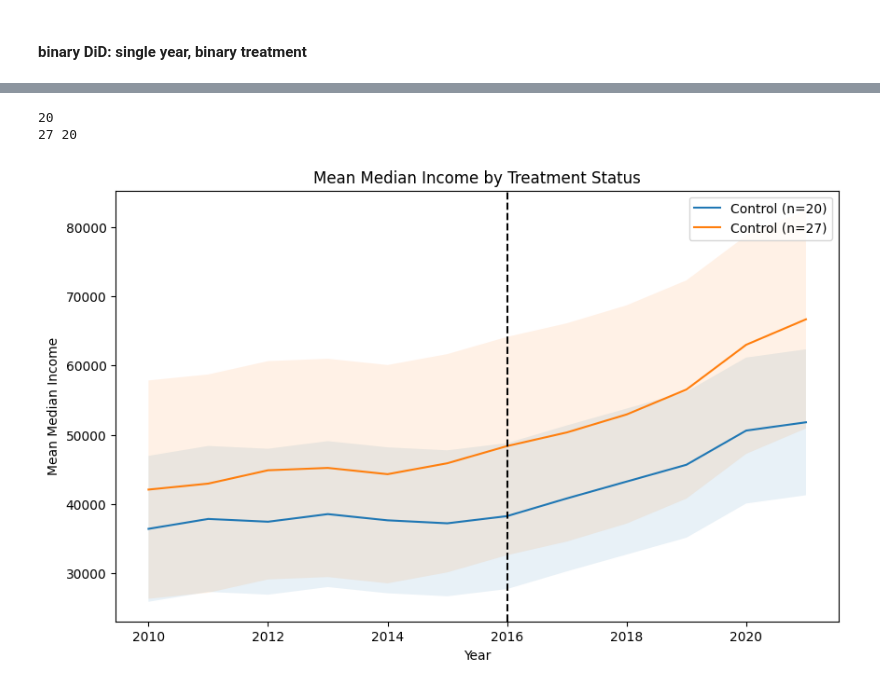
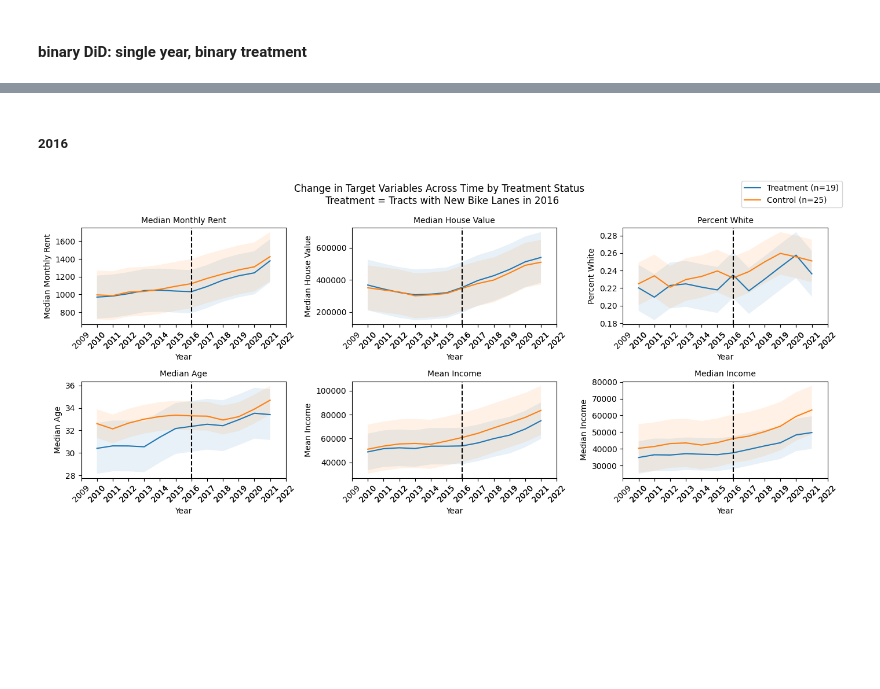
Before and after one commit to BU-Spark/ds-livable-streets-infra, a Jupyter notebook: fa23-team/analysis/model.ipynb, the cells around one changed output, grey strips where cells are left out. Drawn from its saved outputs; the diff is of its cells as text; code cells hidden in the pictures; blank space fills up the shorter version.

```diff
--- a/fa23-team/analysis/model.ipynb
+++ b/fa23-team/analysis/model.ipynb
@@ -7,11 +7,11 @@ import statsmodels.api as sm
 from statsmodels.formula.api import ols
 import os
 # %%
+
 # get file from parent directory
 os.getcwd()
-dir_path = os.getcwd() + r'\fa23-team\\'
-# file_path = os.path.join(dir_path, 'data', 'cleaned_data.csv')
-data = pd.read_csv(dir_path + 'census_bike_merged.csv')
+dir_path = os.getcwd() + "\.."
+data = pd.read_csv(dir_path + '\census_bike_merged.csv')
 data.head()
 # %% [output]
 |  | tract | year | neighborhood | total_population | male | female | median_age | race_white | ... |
@@ -23,6 +23,7 @@ data.head()
 5 rows × 39 columns
 # %%
 # checking for years with major changes in bike lanes
+data = data.loc[data['neighborhood'].isin(['Dorchester', 'Roxbury'])]
 data[['year', 'total_built_all_lanes']].groupby('year').sum().plot(kind='bar')
 plt.title('Total Bike Lanes by Year')
 plt.xlabel('Year')
@@ -33,3 +34,6 @@ plt.show()
+# %%
+target_vars = ['median_monthly_rent', 'median_value', 'race_white', 'median_age', 'mean_income', 'median_income']
+target_var_names = ['Median Monthly Rent', 'Median House Value', 'Percent White', 'Median Age', 'Mean Income', 'Median Income']
 # %%
 # add a 'previous years built' columns for 'total_built_all_lanes'
 data['previous_1y_built_all_lanes'] = data['total_built_all_lanes'].shift(1)
@@ -66,37 +100,49 @@ data['previous_5y_built_all_lanes'].hist(bins=[0,50,500,1000,2000,6000]);
+# %% [markdown]
+##### 2016
 # %%
+plot_df = data.copy(deep=True)
 # create a treatment column to be 1 for all tracts for which 2016 had positive bike addition
 
 # first, identify the tracts that had positive bike addition in 2016
-treat_tracts = data[(data['total_built_all_lanes'] > 0)&(data['year']==2016)]['tract'].unique()
-print(len(treat_tracts))
-# then, create a treatment column that is 1 for all tracts that had positive bike addition in 2016
-data['treatment'] = np.where(data['tract'].isin(treat_tracts), 1, 0)
-n_control = data.loc[data['treatment']==0]['tract'].nunique()
-n_treatment = data.loc[data['treatment']==1]['tract'].nunique()
-print(n_control, n_treatment)
+treat_tracts = plot_df[(plot_df['total_built_all_lanes'] > 0)&(plot_df['year']==2016)]['tract'].unique()
+# create a treatment column that is 1 for all tracts that had positive bike addition in 2016
+plot_df['treatment'] = np.where(plot_df['tract'].isin(treat_tracts), 1, 0)
+n_control = plot_df.loc[plot_df['treatment']==0]['tract'].nunique()
+n_treatment = plot_df.loc[plot_df['treatment']==1]['tract'].nunique()
+#create subplots - number varies by len(target_vars):
+cols = 3
+rows = len(target_vars)//3
+fig, ax = plt.subplots(nrows = rows, ncols = 3, figsize=(14,len(target_vars)))
+fontsize = 10  # Set the fontsize here
 
-# compare the mean of 'median_income' between treatment and control group across all years
-treat_income = data.groupby(['year','treatment'])['median_income'].mean().reset_index()
+for i, var in enumerate(target_vars):
+    var_name = target_var_names[i]
+    # compare the mean of the target variable between treatment and control group across all years
+    target_var_df = plot_df.groupby(['year','treatment'])[var].mean().reset_index()
+    treatment = target_var_df[target_var_df['treatment'] == 1]
+    control = target_var_df[target_var_df['treatment'] == 0]
 
-treatment = treat_income[treat_income['treatment'] == 1]
-control = treat_income[treat_income['treatment'] == 0]
+    # plot the mean of 'median_income' between treatment and control group + confidence intervals + vertical dashed line at 2016
+    ax[i // 3, i %3].plot(treatment['year'], treatment[var], label=f'Treatment (n={n_treatment})')
+    # add confidence intervals
+    ax[i // 3, i %3].fill_between(treatment['year'], treatment[var] - 1.96*treatment[var].std(), treatment[var] + 1.96*treatment[var].std(), alpha=0.1)
+    ax[i // 3, i %3].plot(control['year'], control[var], label=f'Control (n={n_control})')
+    # add confidence intervals
+    ax[i // 3, i %3].fill_between(control['year'], control[var] - 1.96*control[var].std(), control[var] + 1.96*control[var].std(), alpha=0.1)
+    ax[i // 3, i %3].axvline(x=2016, color='black', linestyle='--')
+    ax[i // 3, i %3].set_title(f'{var_name}', fontsize=fontsize)
+    ax[i // 3, i %3].set_xlabel('Year', fontsize=fontsize)
+    ax[i // 3, i % 3].set_xticks(target_var_df['year'][3::])
+    ax[i // 3, i % 3].set_xticklabels(target_var_df['year'][3::], rotation=45)
+    ax[i // 3, i %3].set_ylabel(f'{var_name}', fontsize=fontsize)
+    ax[i // 3, i %3].tick_params(axis='both', labelsize=fontsize)  # Set the fontsize for tick labels
 
-
-# plot the mean of 'median_income' between treatment and control group + confidence intervals + vertical dashed line at 2016
-plt.figure(figsize=(10,6))
-plt.plot(treatment['year'], treatment['median_income'], label=f'Control (n={n_treatment})')
-# add confidence intervals
-plt.fill_between(treatment['year'], treatment['median_income'] - 1.96*treatment['median_income'].std(), treatment['median_income'] + 1.96*treatment['median_income'].std(), alpha=0.1)
-plt.plot(control['year'], control['median_income'], label=f'Control (n={n_control})')
-# add confidence intervals
-plt.fill_between(control['year'], control['median_income'] - 1.96*control['median_income'].std(), control['median_income'] + 1.96*control['median_income'].std(), alpha=0.1)
-plt.axvline(x=2016, color='black', linestyle='--')
-plt.legend()
-plt.title('Mean Median Income by Treatment Status')
-plt.xlabel('Year')
-plt.ylabel('Mean Median Income')
+# Create a single legend for the entire figure
+handles, labels = ax[0, 0].get_legend_handles_labels()
+fig.legend(handles, labels, loc='upper right', bbox_to_anchor=(1, 1))
+plt.suptitle('Change in Target Variables Across Time by Treatment Status \n Treatment = Tracts with New Bike Lanes in 2016')
+# plt.text(0.5, 0.9, 'Solid Lines = Tract Group Mean Value; Shaded Areas = 95% Confidence Interval', fontsize=6)
+plt.tight_layout()
 plt.show()
 # %% [output]
-20
-27 20
-[figure, old version]
+[figure, new version]
```
Also changed, not shown: parts of 16 cells of this notebook.
